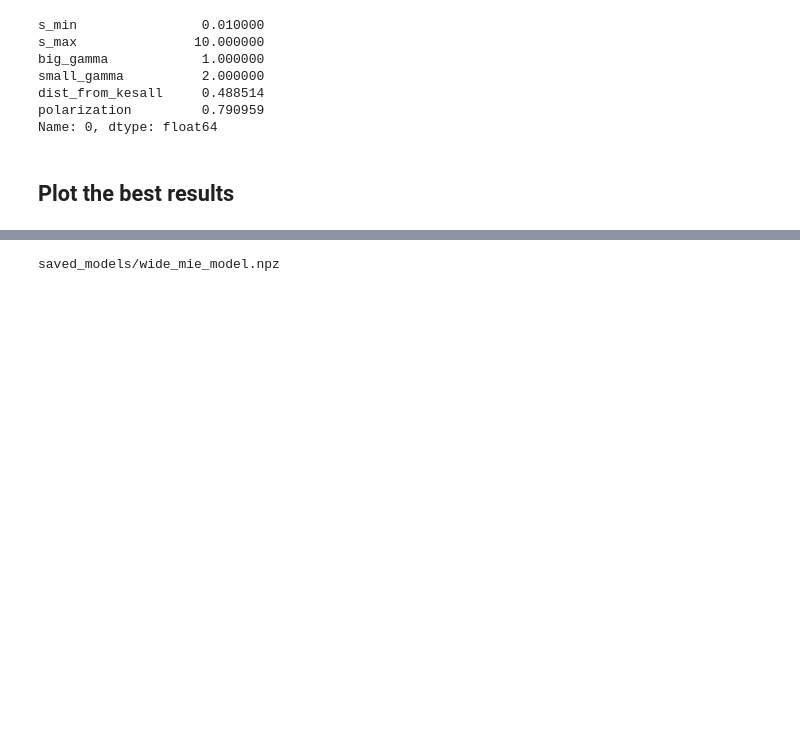
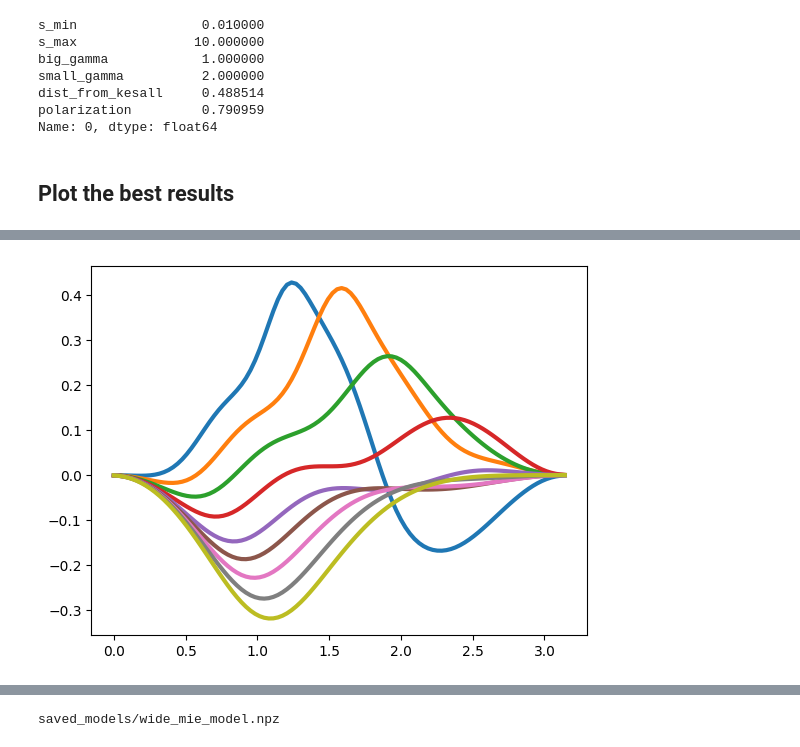
Before and after one commit to oravitan/zodiacal-polarized, a Jupyter notebook: notebooks/generate_mie_models.ipynb, the cells around one changed output, grey strips where cells are left out. Saved outputs shown, nothing was run; the diff lists cells and outputs as text; code cells hidden in the pictures; blank space fills up the shorter version.

```diff
--- a/notebooks/generate_mie_models.ipynb
+++ b/notebooks/generate_mie_models.ipynb
@@ -153,3 +153,10 @@ plot_mueller_matrix_elems(theta, mie_scatt[:, :, 0, 0], mie_scatt[:, :, 0, 1],
+# %%
+mie_scatt = mie(np.arange(400, 1300, 100), theta)
+plt.figure()
+plt.plot(theta, mie_scatt[:, :, 0, 1] / mie_scatt[:, :, 0, 0], lw=3, label='$\Phi_{mie}$')
+plt.show()
+# %% [output]
+[figure, added]
 # %%
 mie_scatt = mie(np.array((1250,)), theta)
 kelsall_125um = get_phase_function(theta, C_w[1250])
```
Also changed, not shown: parts of 5 cells of this notebook, 11 other files.
